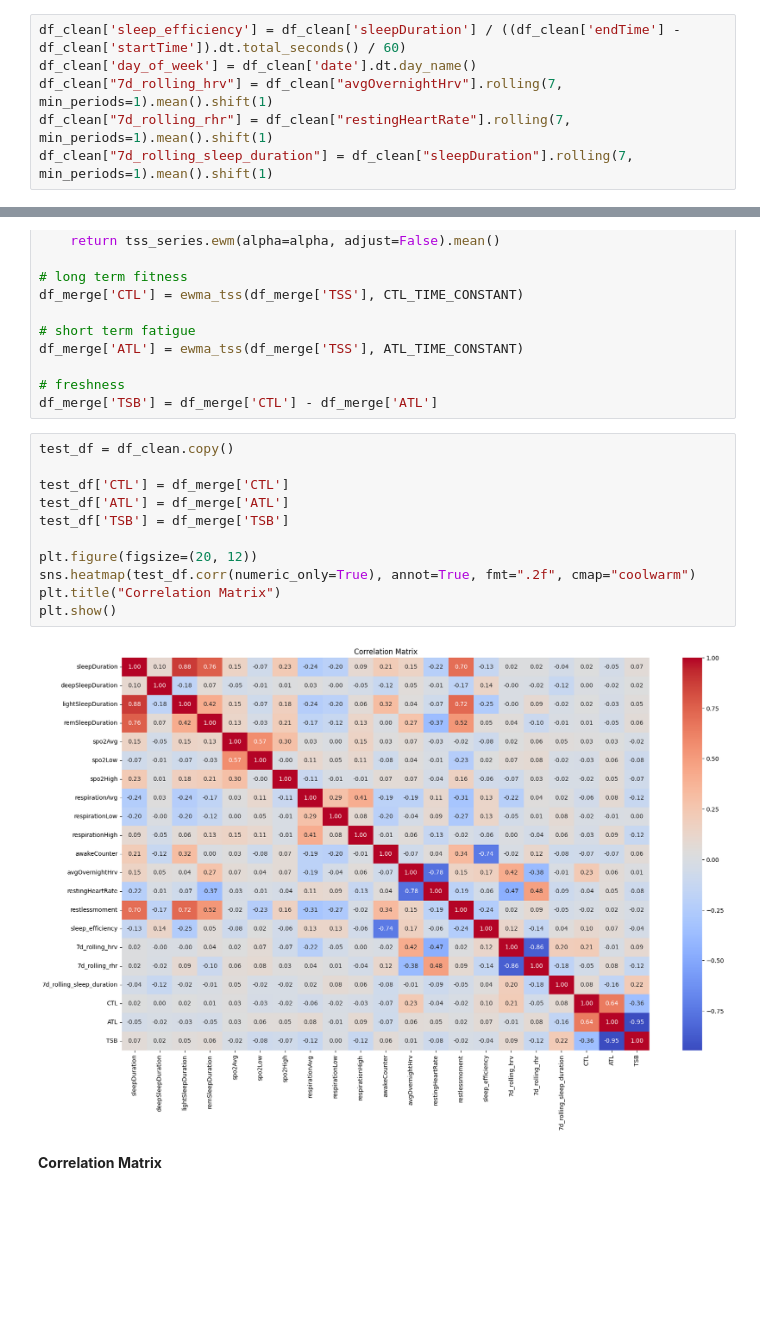
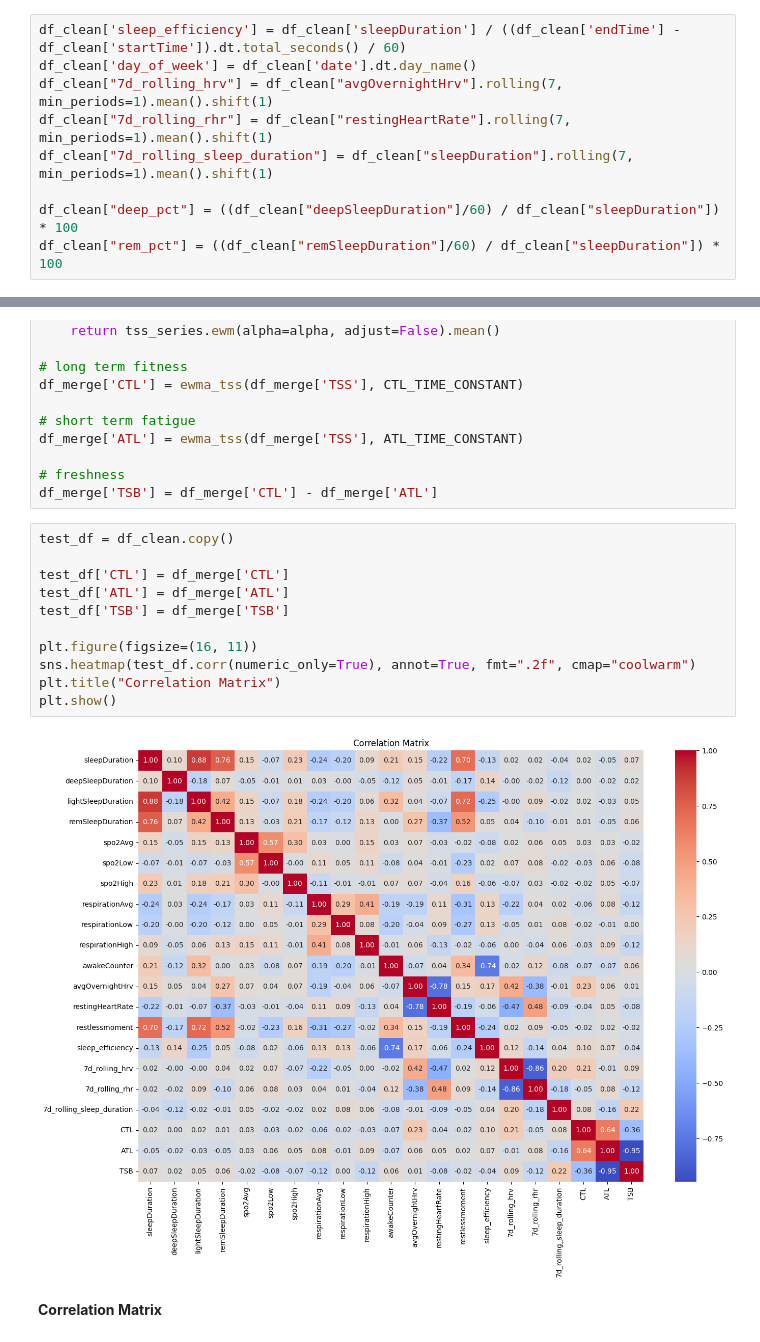
Before and after one commit to amoyeni/Garmin-EDA, a Jupyter notebook: EDA/EDA_Supabase.ipynb, the cells around one changed output, grey strips where cells are left out. Drawn from its saved outputs; the diff is of its cells as text; blank space fills up the shorter version.

```diff
--- a/EDA/EDA_Supabase.ipynb
+++ b/EDA/EDA_Supabase.ipynb
@@ -197,6 +197,9 @@ df_clean['day_of_week'] = df_clean['date'].dt.day_name()
 df_clean["7d_rolling_hrv"] = df_clean["avgOvernightHrv"].rolling(7, min_periods=1).mean().shift(1)
 df_clean["7d_rolling_rhr"] = df_clean["restingHeartRate"].rolling(7, min_periods=1).mean().shift(1)
 df_clean["7d_rolling_sleep_duration"] = df_clean["sleepDuration"].rolling(7, min_periods=1).mean().shift(1)
+
+df_clean["deep_pct"] = ((df_clean["deepSleepDuration"]/60) / df_clean["sleepDuration"]) * 100
+df_clean["rem_pct"] = ((df_clean["remSleepDuration"]/60) / df_clean["sleepDuration"]) * 100
 # %%
 print(df_clean)
 # %% [output]
@@ -444,16 +449,16 @@ df_merge['TSB'] = df_merge['CTL'] - df_merge['ATL']
 # %%
 test_df = df_clean.copy()
 
 test_df['CTL'] = df_merge['CTL']
 test_df['ATL'] = df_merge['ATL']
 test_df['TSB'] = df_merge['TSB']
 
-plt.figure(figsize=(20, 12))
+plt.figure(figsize=(16, 11))
 sns.heatmap(test_df.corr(numeric_only=True), annot=True, fmt=".2f", cmap="coolwarm")
 plt.title("Correlation Matrix")
 plt.show()
 # %% [output]
-[figure, old version]
+[figure, new version]
 # %% [markdown]
 **Correlation Matrix**
 # %%
```
Also changed, not shown: parts of 7 cells of this notebook, 1 other file.
